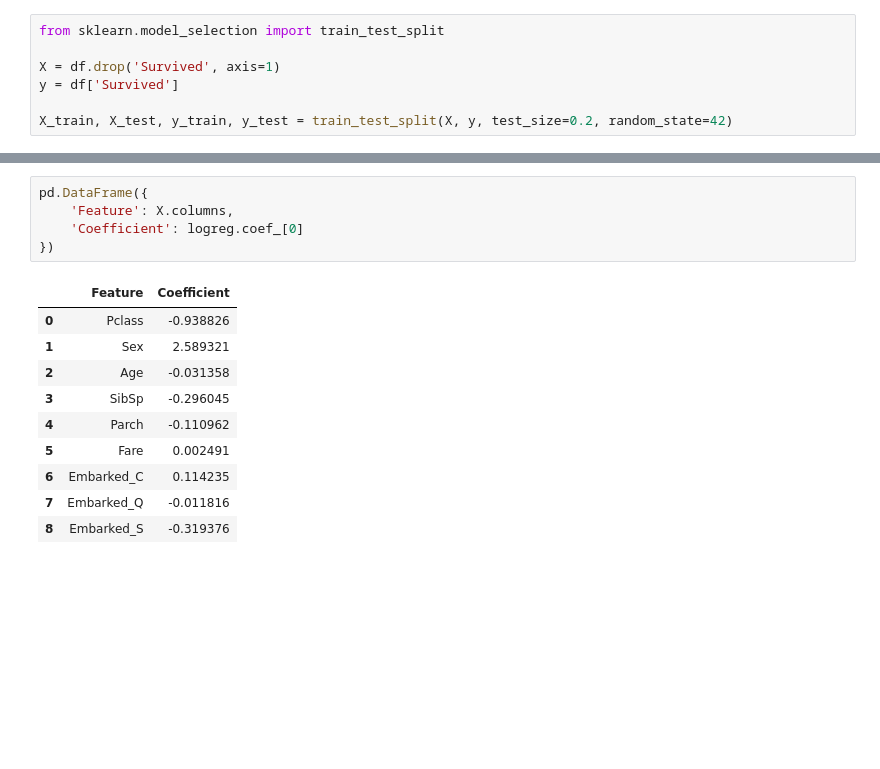
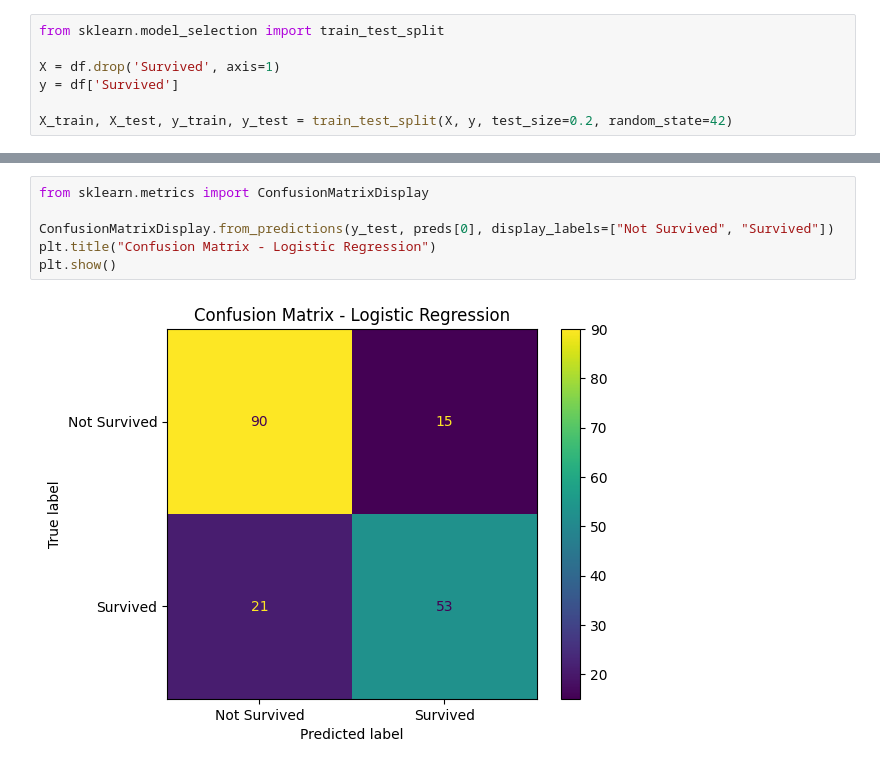
Before and after one commit to Facu4798/tps_ml2, a Jupyter notebook: titanic.ipynb, the cells around one changed output, grey strips where cells are left out. Cells and saved outputs as stored; diff of their text form; blank space fills up the shorter version.

```diff
--- a/titanic.ipynb
+++ b/titanic.ipynb
@@ -84,16 +103,8 @@ metrics_df
-# %%
-pd.DataFrame({
-    'Feature': X.columns,
-    'Coefficient': logreg.coef_[0]
-})
-# %% [output]
-|  | Feature | Coefficient |
-| 0 | Pclass | -0.938826 |
-| 1 | Sex | 2.589321 |
-| 2 | Age | -0.031358 |
-| 3 | SibSp | -0.296045 |
-| 4 | Parch | -0.110962 |
-| 5 | Fare | 0.002491 |
-| 6 | Embarked_C | 0.114235 |
-| 7 | Embarked_Q | -0.011816 |
-| 8 | Embarked_S | -0.319376 |
+# %%
+from sklearn.metrics import ConfusionMatrixDisplay
+
+ConfusionMatrixDisplay.from_predictions(y_test, preds[0], display_labels=["Not Survived", "Survived"])
+plt.title("Confusion Matrix - Logistic Regression")
+plt.show()
+# %% [output]
+[figure, added]
```
Also changed, not shown: parts of 14 cells of this notebook, 1 other file.
